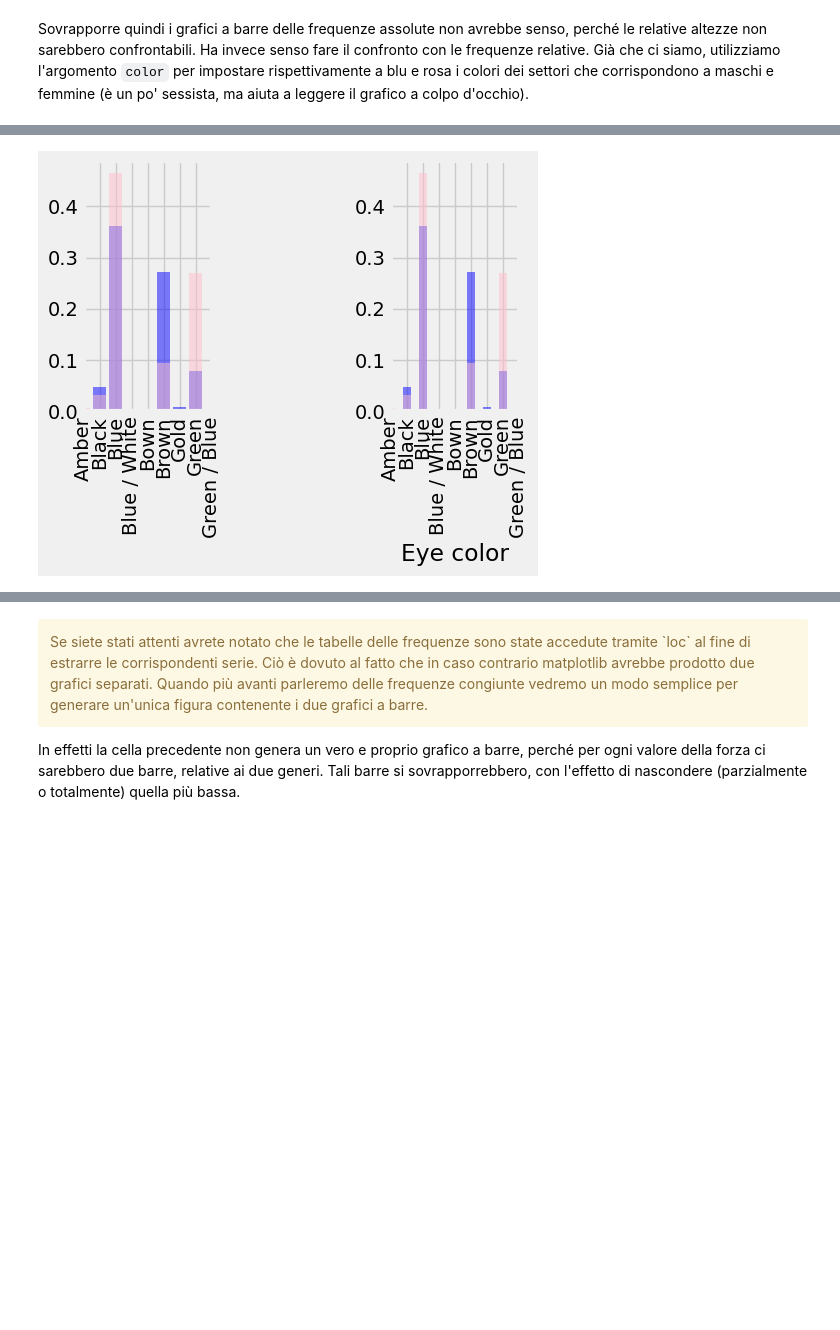
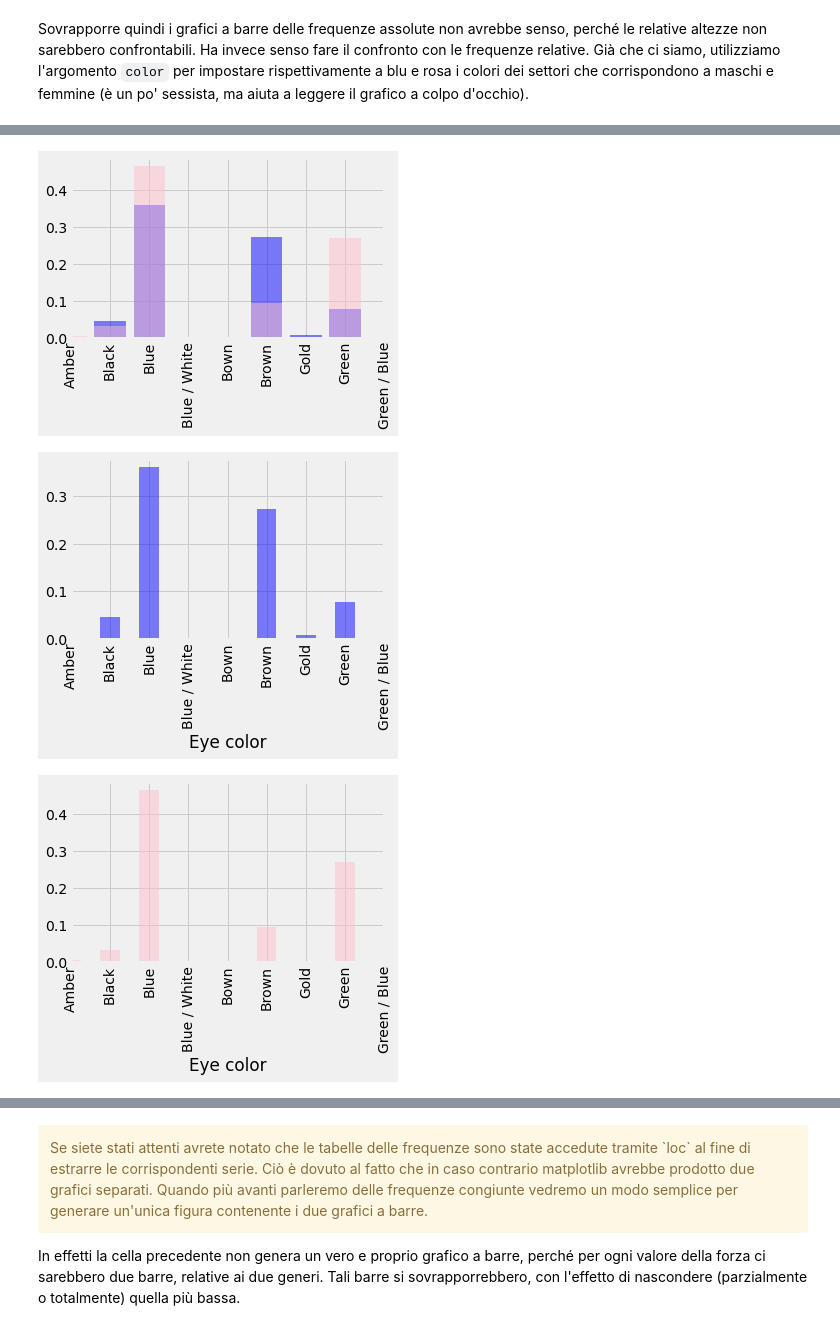
Before and after one commit to nic0-o1/superhero-datascience, a Jupyter notebook: content/L03-Dati_e_frequenze.ipynb, the cells around one changed output, grey strips where cells are left out. Saved outputs shown, nothing was run; the diff lists cells and outputs as text; code cells hidden in the pictures; blank space fills up the shorter version.

```diff
--- a/content/L03-Dati_e_frequenze.ipynb
+++ b/content/L03-Dati_e_frequenze.ipynb
@@ -296,15 +296,12 @@ Sovrapporre quindi i grafici a barre delle frequenze assolute non avrebbe senso,
 male_eye_freq = (pd.crosstab(index=heroes.loc[heroes['Gender']=='M',
                                                    'Eye color'],
                                  columns='Rel. freq.',
-                                 normalize=True)
-                        .loc[:, 'Rel. freq.'])
+                                 normalize=True))
 female_eye_freq = (pd.crosstab(index=heroes.loc[heroes['Gender']=='F',
                                                      'Eye color'],
                                    columns='Rel. freq.',
-                                   normalize=True)
-                          .loc[:, 'Rel. freq.'])
+                                   normalize=True))
 
 male_eye_freq.plot.bar(color='blue', legend=False, alpha = .7)
 plt.show()
-male_eye_freq
 # %% [output]
@@ -331,27 +326,30 @@ Name: Rel. freq., dtype: float64
 # %%
 #TEST
-plt.subplot(1,3,1)
-plt.bar(male_eye_freq.index, male_eye_freq.values, color='blue', alpha=0.5)
-plt.bar(female_eye_freq.index, female_eye_freq.values, color='pink', alpha=0.5)
+#plt.subplot(1,3,1)
+plt.bar(male_eye_freq.index, male_eye_freq['Rel. freq.'], color='blue', alpha=0.5)
+plt.bar(female_eye_freq.index, female_eye_freq['Rel. freq.'], color='pink', alpha=0.5)
 plt.xlim(0,8)
 plt.xticks(rotation=90)
 
 # plt.subplot(1,3,2)
 # male_eye_freq.plot.bar(color='blue', alpha=0.5)
 # female_eye_freq.plot.bar(color='pink', alpha=0.5)
 # plt.xlim(0,8)
 
-plt.subplot(1,3,3)
+#plt.subplot(1,3,3)
 male_eye_freq2 = male_eye_freq.reindex(heroes['Eye color'].unique()).sort_index()
 female_eye_freq2 = female_eye_freq.reindex(heroes['Eye color'].unique()).sort_index()
-male_eye_freq2.plot.bar(color='blue', alpha=0.5)
-female_eye_freq2.plot.bar(color='pink', alpha=0.5)
+male_eye_freq2.plot.bar(color='blue', alpha=0.5, legend = False)
+plt.xlim(0,8)
+female_eye_freq2.plot.bar(color='pink', alpha=0.5,legend = False)
 plt.xlim(0,8)
 
 
 plt.show()
 # %% [output]
-[figure, old version]
+[figure, new version]
+[figure, added]
+[figure, added]
 # %%
 #TEST
 female_eye_freq.plot.bar( color='pink', legend=False, alpha = .7)
```
Also changed, not shown: parts of 28 cells of this notebook, 1 other file.
